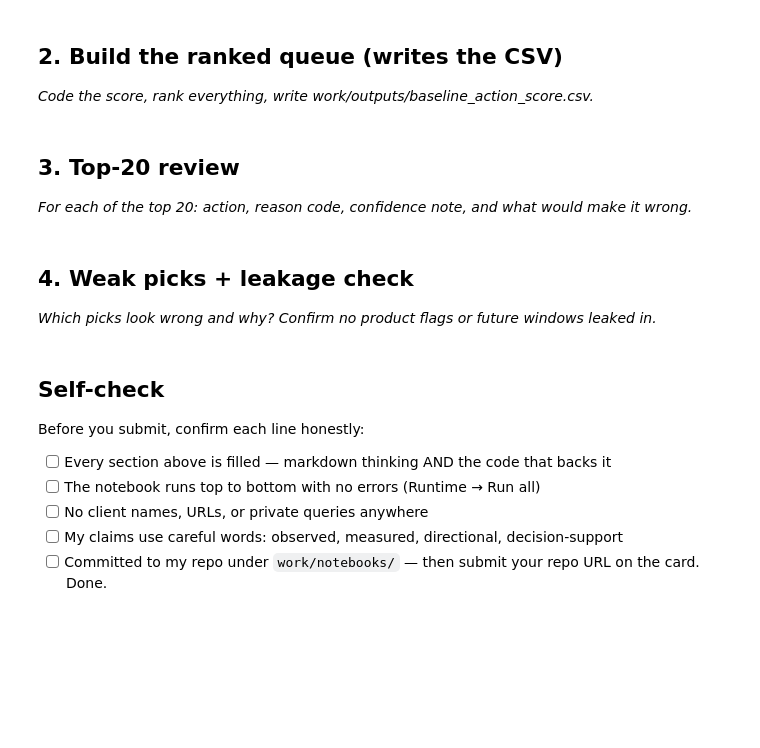
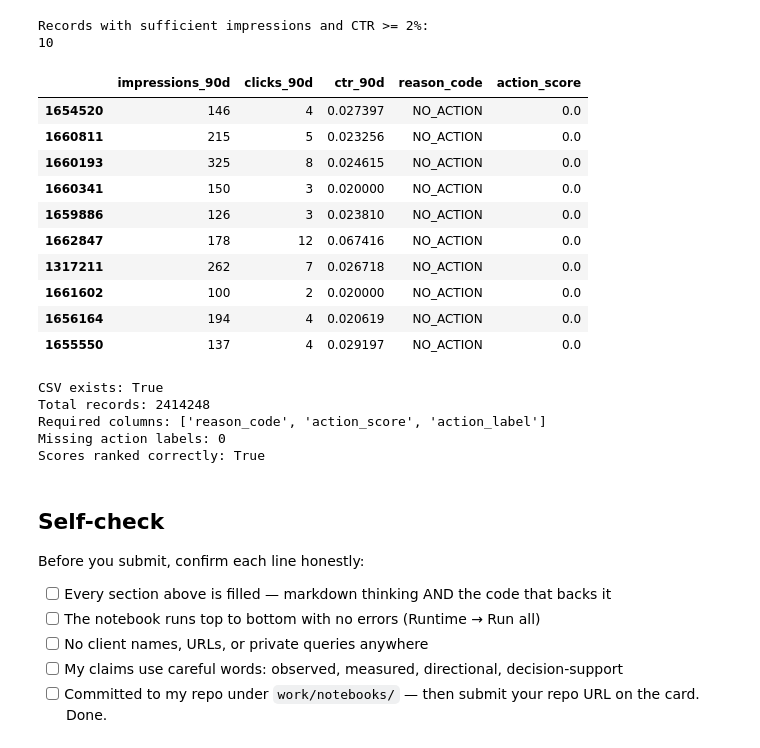
Before and after one commit to barak-hub/flyrank-ml-internship, a Jupyter notebook: work/notebooks/w04_baseline_score.ipynb, the cells around one changed output. Drawn from its saved outputs; the diff is of its cells as text; code cells hidden in the pictures; blank space fills up the shorter version.

```diff
--- a/work/notebooks/w04_baseline_score.ipynb
+++ b/work/notebooks/w04_baseline_score.ipynb
@@ -13,7 +422,3 @@ This skeleton is yours to fill. Work the sections **in order** — each one has
 # %%
 # This cell is for CODE (numbers, a query, a check).
 # Write your text answer in the cell ABOVE this one — typing sentences here breaks Run All.
-# %% [markdown]
-## 2. Build the ranked queue (writes the CSV)
-
-*Code the score, rank everything, write work/outputs/baseline_action_score.csv.*
@@ -23,4 +424,0 @@ This skeleton is yours to fill. Work the sections **in order** — each one has
-# %% [markdown]
-## 3. Top-20 review
-
-*For each of the top 20: action, reason code, confidence note, and what would make it wrong.*
@@ -30,4 +424,0 @@ This skeleton is yours to fill. Work the sections **in order** — each one has
-# %% [markdown]
-## 4. Weak picks + leakage check
-
-*Which picks look wrong and why? Confirm no product flags or future windows leaked in.*
@@ -37,3 +425,61 @@ This skeleton is yours to fill. Work the sections **in order** — each one has
+# %%
+weak_picks = ranked[
+    (ranked["impressions_90d"] >= 100) &
+    (ranked["ctr_90d"] >= 0.02)
+].head(10)
+
+print("Records with sufficient impressions and CTR >= 2%:")
+print(len(weak_picks))
+
+display(weak_picks[
+    ["impressions_90d", "clicks_90d",
+     "ctr_90d", "reason_code", "action_score"]
+])
+# %% [output]
+Records with sufficient impressions and CTR >= 2%:
+10
+|  | impressions_90d | clicks_90d | ctr_90d | reason_code | action_score |
+| 1654520 | 146 | 4 | 0.027397 | NO_ACTION | 0.0 |
+| 1660811 | 215 | 5 | 0.023256 | NO_ACTION | 0.0 |
+| 1660193 | 325 | 8 | 0.024615 | NO_ACTION | 0.0 |
+| 1660341 | 150 | 3 | 0.020000 | NO_ACTION | 0.0 |
+| 1659886 | 126 | 3 | 0.023810 | NO_ACTION | 0.0 |
+| 1662847 | 178 | 12 | 0.067416 | NO_ACTION | 0.0 |
+| 1317211 | 262 | 7 | 0.026718 | NO_ACTION | 0.0 |
+| 1661602 | 100 | 2 | 0.020000 | NO_ACTION | 0.0 |
+| 1656164 | 194 | 4 | 0.020619 | NO_ACTION | 0.0 |
+| 1655550 | 137 | 4 | 0.029197 | NO_ACTION | 0.0 |
+# %%
+from pathlib import Path
+import pandas as pd
+
+csv_path = Path("work/outputs/baseline_action_score.csv")
+
+print("CSV exists:", csv_path.exists())
+
+if csv_path.exists():
+    check = pd.read_csv(
+        csv_path,
+        usecols=[
+            "action_score",
+            "reason_code",
+            "action_label"
+        ]
+    )
+
+    print("Total records:", len(check))
+    print("Required columns:", check.columns.tolist())
+    print("Missing action labels:",
+          check["action_label"].isna().sum())
+
+    print("Scores ranked correctly:",
+          check["action_score"].is_monotonic_decreasing)
+# %% [output]
+CSV exists: True
+Total records: 2414248
+Required columns: ['reason_code', 'action_score', 'action_label']
+Missing action labels: 0
+Scores ranked correctly: True
 # %% [markdown]
 ## Self-check
 
```
Also changed, not shown: parts of 23 cells of this notebook.
